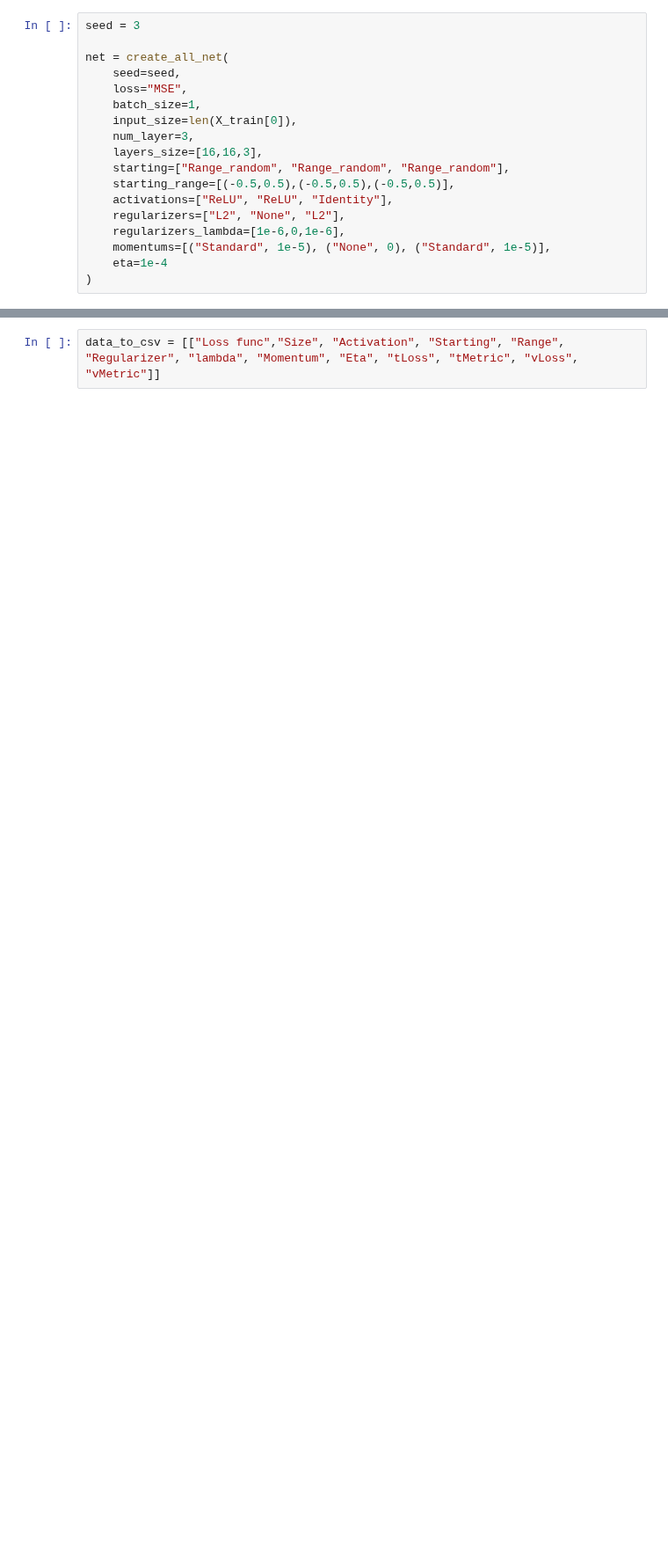
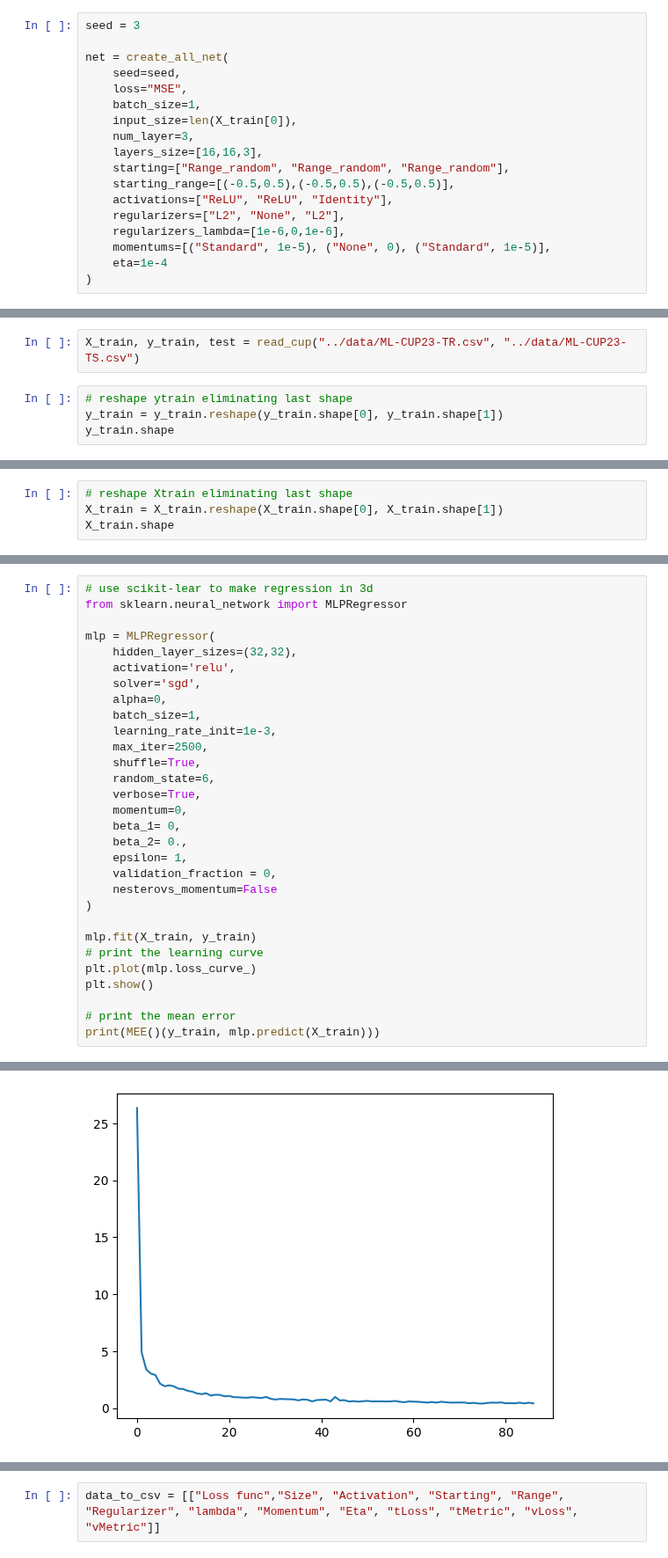
Before and after one commit to Slocon00/ML-project, a Jupyter notebook: notebooks/test_cup.ipynb, the cells around one changed output, grey strips where cells are left out. Shown at 88% size. Drawn from its saved outputs; the diff is of its cells as text; blank space fills up the shorter version.

Commit message:
added scikit test to compare..... :(

```diff
--- a/notebooks/test_cup.ipynb
+++ b/notebooks/test_cup.ipynb
@@ -155,0 +142,6 @@ KeyboardInterrupt:
+# %%
+X_train, y_train, test = read_cup("../data/ML-CUP23-TR.csv", "../data/ML-CUP23-TS.csv")
+# %%
+# reshape ytrain eliminating last shape
+y_train = y_train.reshape(y_train.shape[0], y_train.shape[1])
+y_train.shape
@@ -155,0 +150,4 @@ KeyboardInterrupt:
+# %%
+# reshape Xtrain eliminating last shape
+X_train = X_train.reshape(X_train.shape[0], X_train.shape[1])
+X_train.shape
@@ -155,0 +156,31 @@ KeyboardInterrupt:
+# %%
+# use scikit-lear to make regression in 3d
+from sklearn.neural_network import MLPRegressor
+
+mlp = MLPRegressor(
+    hidden_layer_sizes=(32,32),
+    activation='relu',
+    solver='sgd',
+    alpha=0,
+    batch_size=1,
+    learning_rate_init=1e-3,
+    max_iter=2500,
+    shuffle=True,
+    random_state=6,
+    verbose=True,
+    momentum=0,
+    beta_1= 0,
+    beta_2= 0.,
+    epsilon= 1,
+    validation_fraction = 0,
+    nesterovs_momentum=False
+)
+
+mlp.fit(X_train, y_train)
+# print the learning curve
+plt.plot(mlp.loss_curve_)
+plt.show()
+
+# print the mean error
+print(MEE()(y_train, mlp.predict(X_train)))
+# %% [output]
@@ -155,0 +204 @@ KeyboardInterrupt:
+[figure, added]
```
Also changed, not shown: parts of 11 cells of this notebook, 1 other file.
